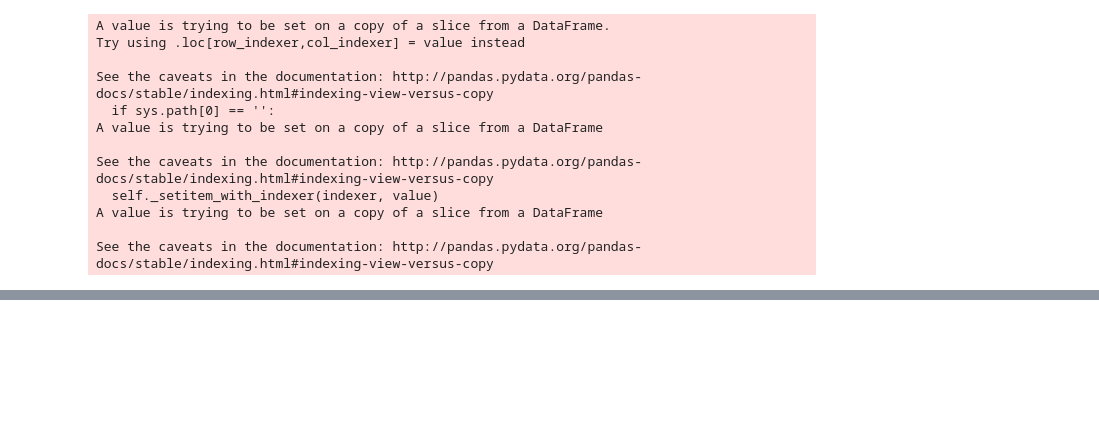
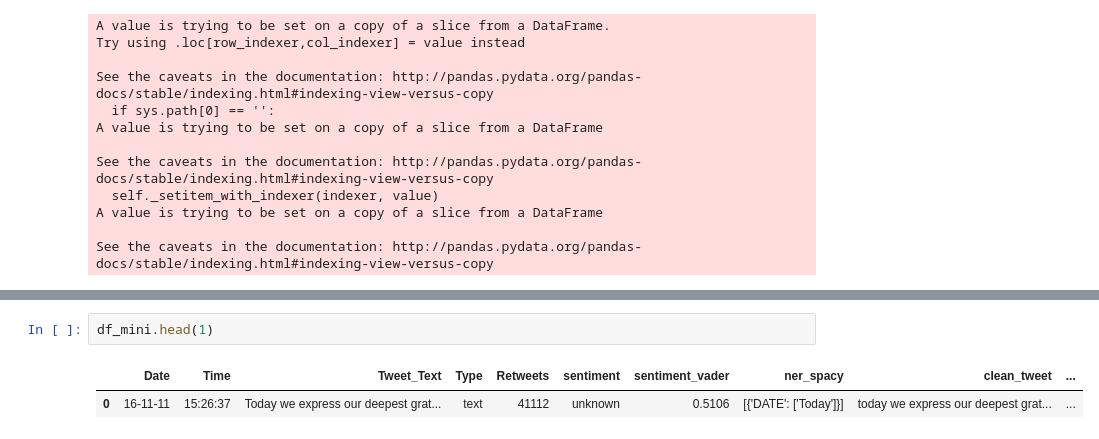
Before and after one commit to lbjennings/Springboard, a Jupyter notebook: Springboard/capstone_project_2/cp2.ipynb, the cells around one changed output, grey strips where cells are left out. Cells and saved outputs as stored; diff of their text form; blank space fills up the shorter version.

```diff
--- a/Springboard/capstone_project_2/cp2.ipynb
+++ b/Springboard/capstone_project_2/cp2.ipynb
@@ -399,0 +364,5 @@ See the caveats in the documentation: http://pandas.pydata.org/pandas-docs/stabl
+# %%
+df_mini.head(1)
+# %% [output]
+|  | Date | Time | Tweet_Text | Type | Retweets | sentiment | sentiment_vader | ner_spacy | clean_tweet | ... |
+| 0 | 16-11-11 | 15:26:37 | Today we express our deepest grat... | text | 41112 | unknown | 0.5106 | [{'DATE': ['Today']}] | today we express our deepest grat... | ... |
```
Also changed, not shown: parts of 17 cells of this notebook.
